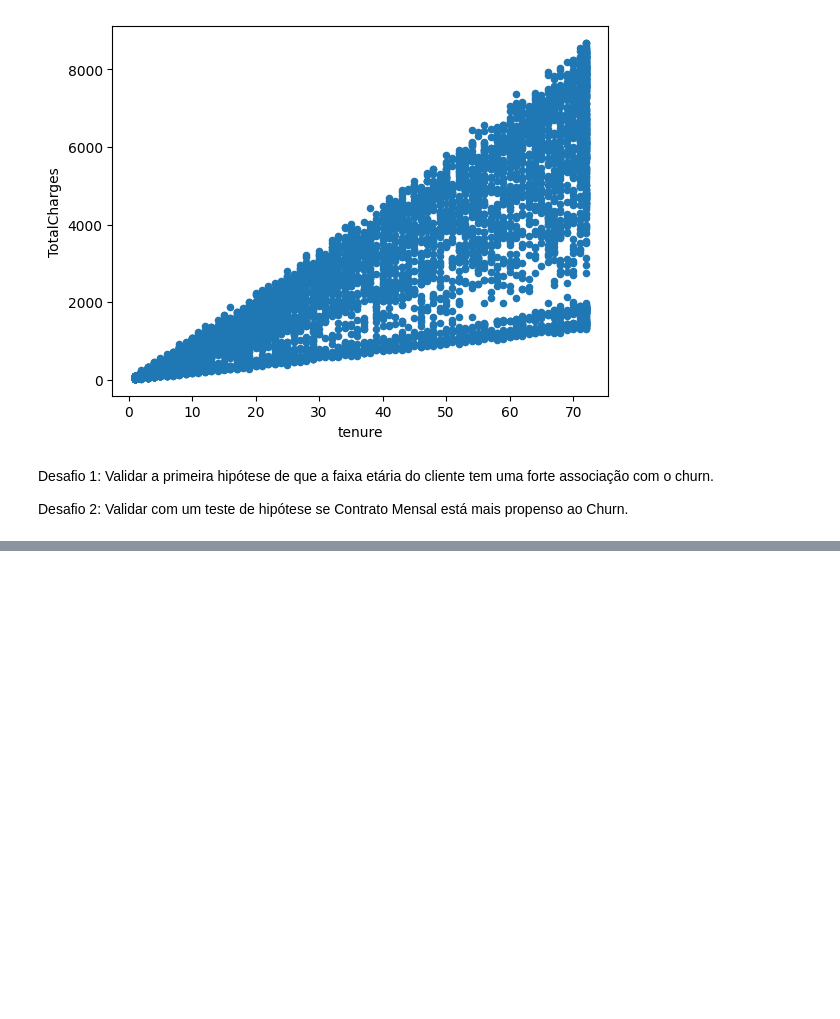
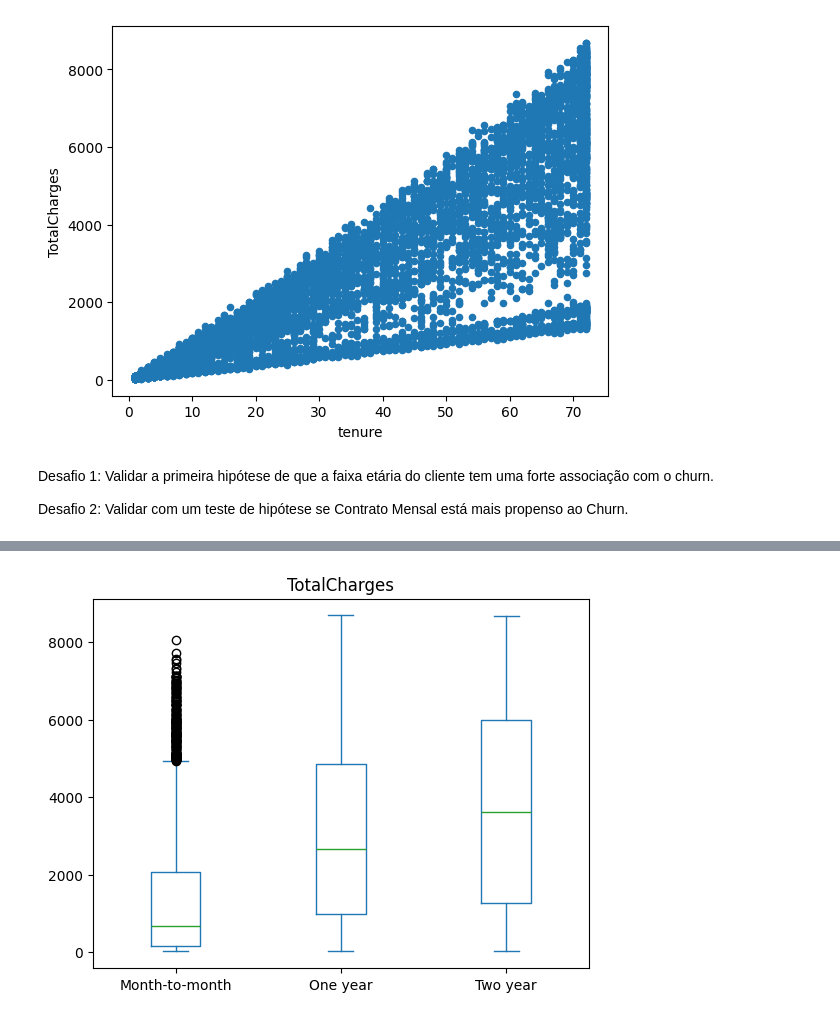
Before and after one commit to Tamicktom/analise-exploratoria-de-dados-com-pandas, a Jupyter notebook: eda_churn.ipynb, the cells around one changed output, grey strips where cells are left out. Cells and saved outputs as stored; diff of their text form; code cells hidden in the pictures; blank space fills up the shorter version.

```diff
--- a/eda_churn.ipynb
+++ b/eda_churn.ipynb
@@ -823,0 +875,5 @@ Desafio 2: Validar com um teste de hipótese se Contrato Mensal está mais prope
+# %%
+# Box Plot agrupado por Contract
+df_churn.plot.box(column="TotalCharges", by="Contract");
+# %% [output]
+[figure, added]
```
Also changed, not shown: parts of 8 cells of this notebook.
